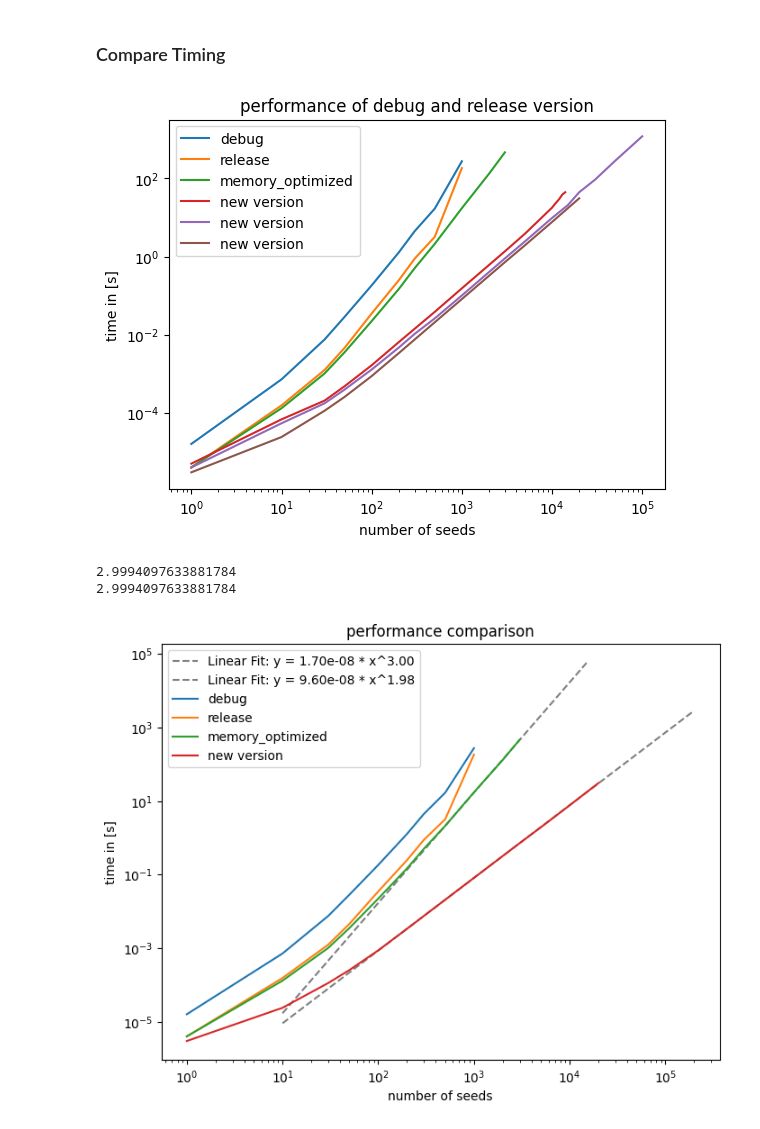
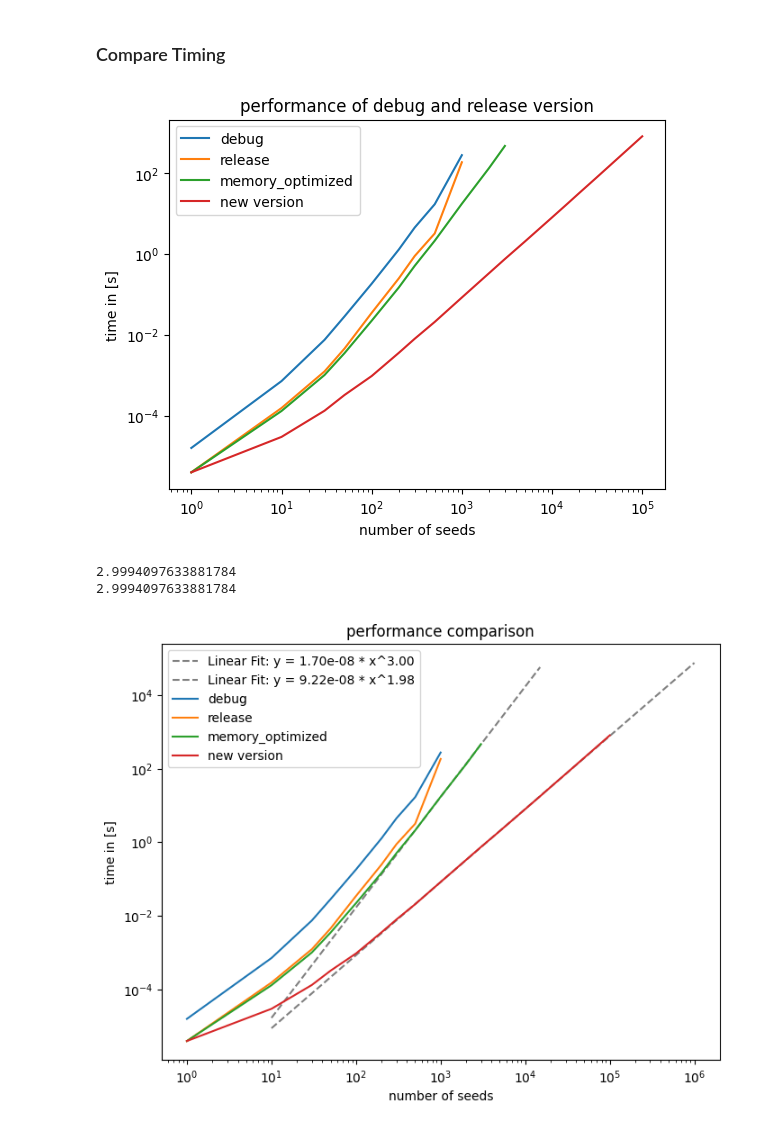
Before and after one commit to lucas56098/voronoi_mesh_project, a Jupyter notebook: animate.ipynb, the cells around one changed output. Saved outputs shown, nothing was run; the diff lists cells and outputs as text; code cells hidden in the pictures.

```diff
--- a/animate.ipynb
+++ b/animate.ipynb
@@ -87,12 +89,10 @@ saved animation
 # %% [markdown]
 ### Compare Timing
 # %%
-debug = np.loadtxt('build/times_debug_naive.csv', delimiter=',', skiprows=1)
-release = np.loadtxt('build/times_release_naive.csv', delimiter=',', skiprows=1)
-release_memory_opt = np.loadtxt('build/times_release_memory_opt.csv', delimiter=',', skiprows=1)
-new_algorithm = np.loadtxt('build/times_new_algorithm2.csv', delimiter=',', skiprows=1)
-new_algorithm2 = np.loadtxt('build/times_leakage_test.csv', delimiter=',', skiprows=1)
-new_algorithm3 = np.loadtxt('build/times_leakage_test2.csv', delimiter=',', skiprows=1)
+debug = np.loadtxt('build/benchmarks/times_debug_naive.csv', delimiter=',', skiprows=1)
+release = np.loadtxt('build/benchmarks/times_release_naive.csv', delimiter=',', skiprows=1)
+release_memory_opt = np.loadtxt('build/benchmarks/times_release_memory_opt.csv', delimiter=',', skiprows=1)
+new_algorithm = np.loadtxt('build/benchmarks/time_hp_intersect_with_memory_log.csv', delimiter=',', skiprows=1)
 
 
 plt.title('performance of debug and release version')
@@ -104,13 +104,11 @@ plt.plot(debug[:, 0], debug[:, 1]/1000000, label = 'debug')
 plt.plot(release[:, 0], release[:, 1]/1000000, label = 'release')
 plt.plot(release_memory_opt[:, 0], release_memory_opt[:, 1]/1000000, label = 'memory_optimized')
 plt.plot(new_algorithm[:, 0], new_algorithm[:, 1]/1000000, label = 'new version')
-plt.plot(new_algorithm2[:, 0], new_algorithm2[:, 1]/1000000, label = 'new version')
-plt.plot(new_algorithm3[:, 0], new_algorithm3[:, 1]/1000000, label = 'new version')
 plt.legend(loc = 'best')
 #plt.savefig("figures/benchmark.png")
 plt.show()
 # %% [output]
-[figure, old version]
+[figure, new version]
 # %%
 from scipy.optimize import curve_fit
 
@@ -130,34 +128,34 @@ x_fit = np.linspace(min(release_memory_opt[1:, 0]), max(release_memory_opt[:, 0]
 y_fit = np.exp(line(np.log(x_fit), m, b))
 plt.plot(x_fit, y_fit, label=f'Linear Fit: y = {np.exp(b):.2e} * x^{m:.2f}', color='grey', linestyle = '--')
 
 
-popt1, pcov1 = curve_fit(line, np.log(new_algorithm3[7:-1, 0]), np.log(new_algorithm3[7:-1,1]/1000000))
+popt1, pcov1 = curve_fit(line, np.log(new_algorithm[7:-1, 0]), np.log(new_algorithm[7:-1,1]/1000000))
 
 print(popt[0])
 m1 = popt1[0]
 b1 = popt1[1]
 
 # Plot the linear fit
-x_fit = np.linspace(min(new_algorithm3[1:, 0]), max(new_algorithm3[:, 0])*10, 100)
+x_fit = np.linspace(min(new_algorithm[1:, 0]), max(new_algorithm[:, 0])*10, 100)
 y_fit = np.exp(line(np.log(x_fit), m1, b1))
 plt.plot(x_fit, y_fit, label=f'Linear Fit: y = {np.exp(b1):.2e} * x^{m1:.2f}', color='grey', linestyle = '--')
 
 
 
 plt.title('performance comparison')
 plt.xlabel('number of seeds')
 plt.ylabel('time in [s]')
 plt.yscale('log')
 plt.xscale('log')
 plt.plot(debug[:, 0], debug[:, 1]/1000000, label = 'debug')
 plt.plot(release[:, 0], release[:, 1]/1000000, label = 'release')
 plt.plot(release_memory_opt[:, 0], release_memory_opt[:, 1]/1000000, label = 'memory_optimized')
-plt.plot(new_algorithm3[:, 0], new_algorithm3[:, 1]/1000000, label = 'new version')
+plt.plot(new_algorithm[:, 0], new_algorithm[:, 1]/1000000, label = 'new version')
 
 plt.legend(loc = 2)
 plt.savefig("figures/benchmark.png")
 plt.show()
 # %% [output]
 2.9994097633881784
 2.9994097633881784
-[figure, old version]
+[figure, new version]
```
Also changed, not shown: parts of 3 cells of this notebook, 12 other files.
